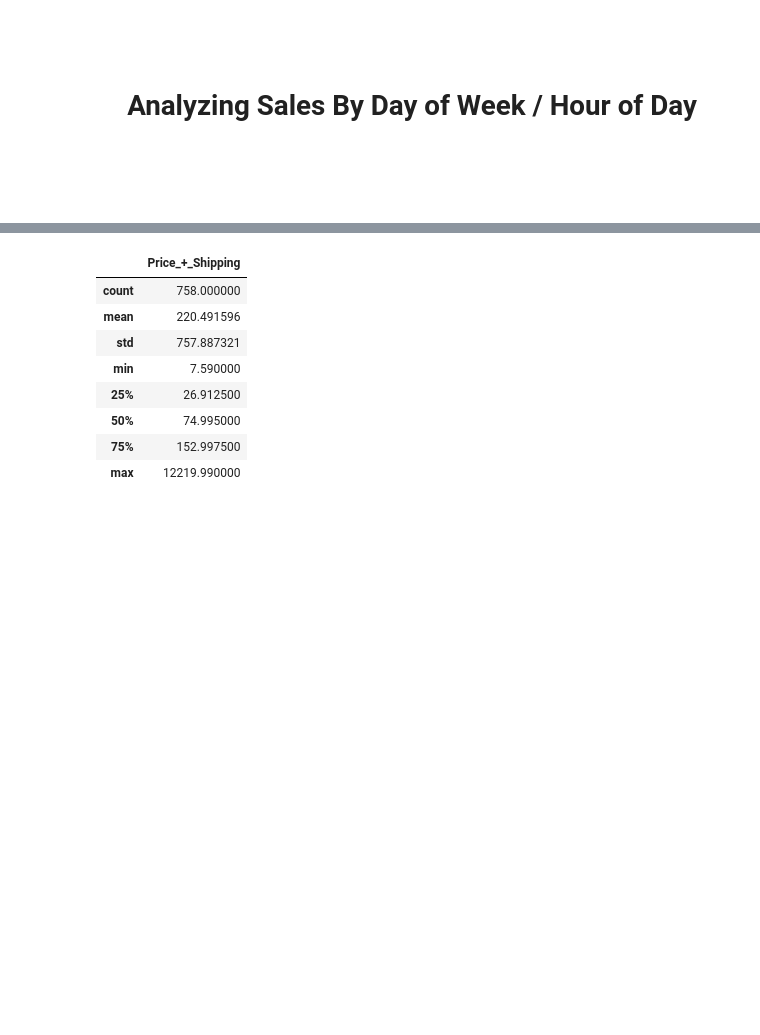
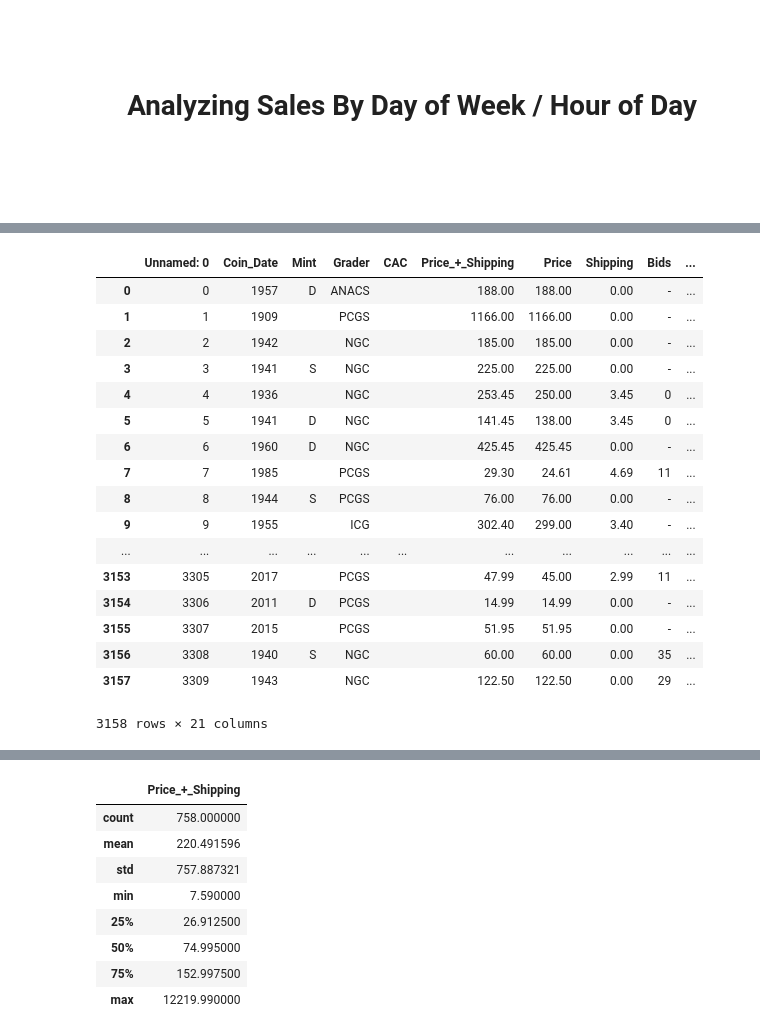
Before and after one commit to Daniel-Lomeland/Scraping_and_Visualizing_eBay_Data, a Jupyter notebook: Scraping_Completed_Listings/Visualizing_Scraped_Data.ipynb, the cells around one changed output, grey strips where cells are left out. Cells and saved outputs as stored; diff of their text form; code cells hidden in the pictures; blank space fills up the shorter version.

```diff
--- a/Scraping_Completed_Listings/Visualizing_Scraped_Data.ipynb
+++ b/Scraping_Completed_Listings/Visualizing_Scraped_Data.ipynb
@@ -155,8 +144,15 @@ py.iplot(fig, filename='Sold_vs_Unsold')
 # %% [output]
 [interactive output not drawn]
 # %%
+# Remove non-numereic values in "Coin_Date"
+df = df[df.Coin_Date.apply(lambda x: x.isnumeric())]
+
+# Convert "Coin_Date to integer"
+df['Coin_Date'] = df['Coin_Date'].astype(int)
+
 #Convert year to Int
 df = df.fillna(0)
+
 df['Coin_Date'] = df['Coin_Date'].astype(int)
 
 # Group count of coins for each Date
@@ -298,3 +283,24 @@ fig = go.Figure(data=data, layout=layout)
 py.iplot(fig, filename='Daily Sales')
 # %% [output]
 [interactive output not drawn]
+# %%
+df
+# %% [output]
+|  | Unnamed: 0 | Coin_Date | Mint | Grader | CAC | Price_+_Shipping | Price | Shipping | Bids | ... |
+| 0 | 0 | 1957 | D | ANACS |  | 188.00 | 188.00 | 0.00 | - | ... |
+| 1 | 1 | 1909 |  | PCGS |  | 1166.00 | 1166.00 | 0.00 | - | ... |
+| 2 | 2 | 1942 |  | NGC |  | 185.00 | 185.00 | 0.00 | - | ... |
+| 3 | 3 | 1941 | S | NGC |  | 225.00 | 225.00 | 0.00 | - | ... |
+| 4 | 4 | 1936 |  | NGC |  | 253.45 | 250.00 | 3.45 | 0 | ... |
+| 5 | 5 | 1941 | D | NGC |  | 141.45 | 138.00 | 3.45 | 0 | ... |
+| 6 | 6 | 1960 | D | NGC |  | 425.45 | 425.45 | 0.00 | - | ... |
+| 7 | 7 | 1985 |  | PCGS |  | 29.30 | 24.61 | 4.69 | 11 | ... |
+| 8 | 8 | 1944 | S | PCGS |  | 76.00 | 76.00 | 0.00 | - | ... |
+| 9 | 9 | 1955 |  | ICG |  | 302.40 | 299.00 | 3.40 | - | ... |
+| ... | ... | ... | ... | ... | ... | ... | ... | ... | ... | ... |
+| 3153 | 3305 | 2017 |  | PCGS |  | 47.99 | 45.00 | 2.99 | 11 | ... |
+| 3154 | 3306 | 2011 | D | PCGS |  | 14.99 | 14.99 | 0.00 | - | ... |
+| 3155 | 3307 | 2015 |  | PCGS |  | 51.95 | 51.95 | 0.00 | - | ... |
+| 3156 | 3308 | 1940 | S | NGC |  | 60.00 | 60.00 | 0.00 | 35 | ... |
+| 3157 | 3309 | 1943 |  | NGC |  | 122.50 | 122.50 | 0.00 | 29 | ... |
+3158 rows × 21 columns
```
Also changed, not shown: parts of 22 cells of this notebook, 1 other file.
